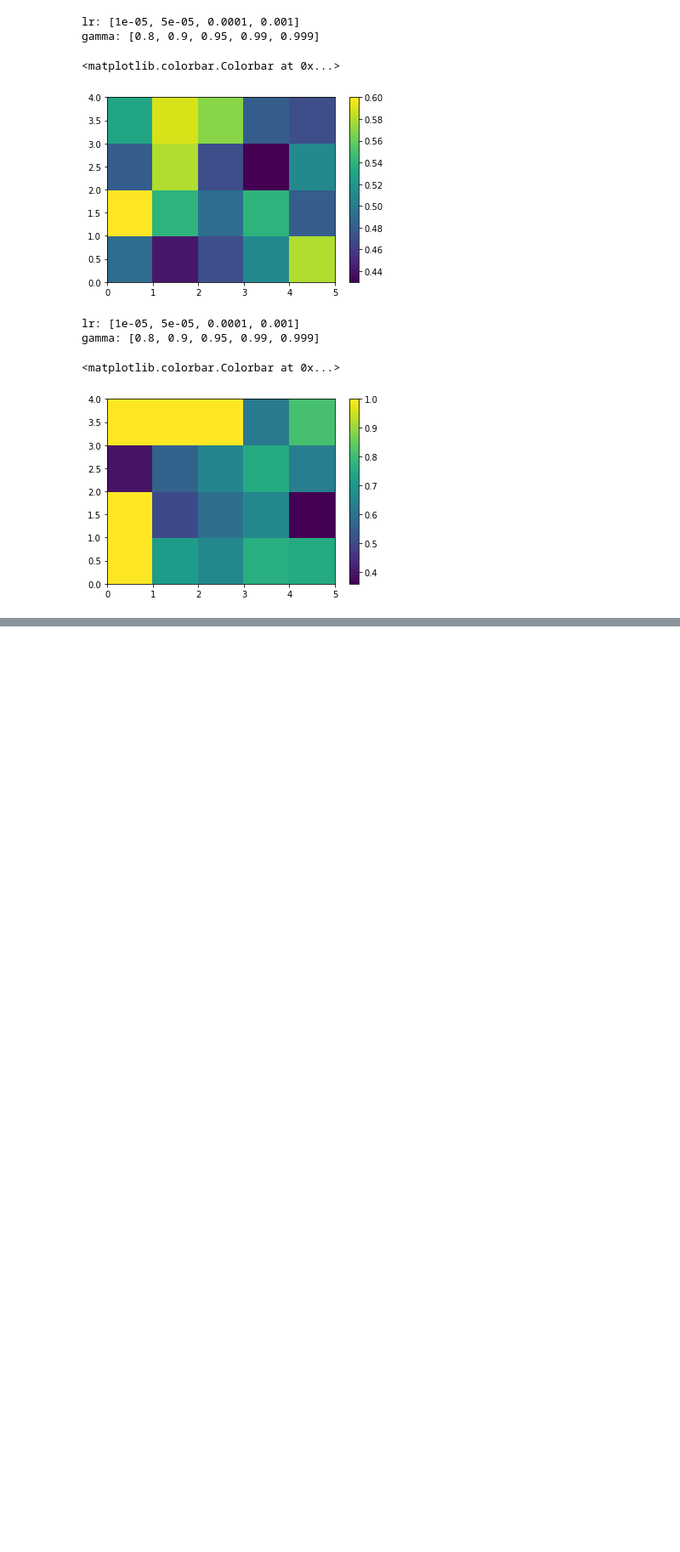
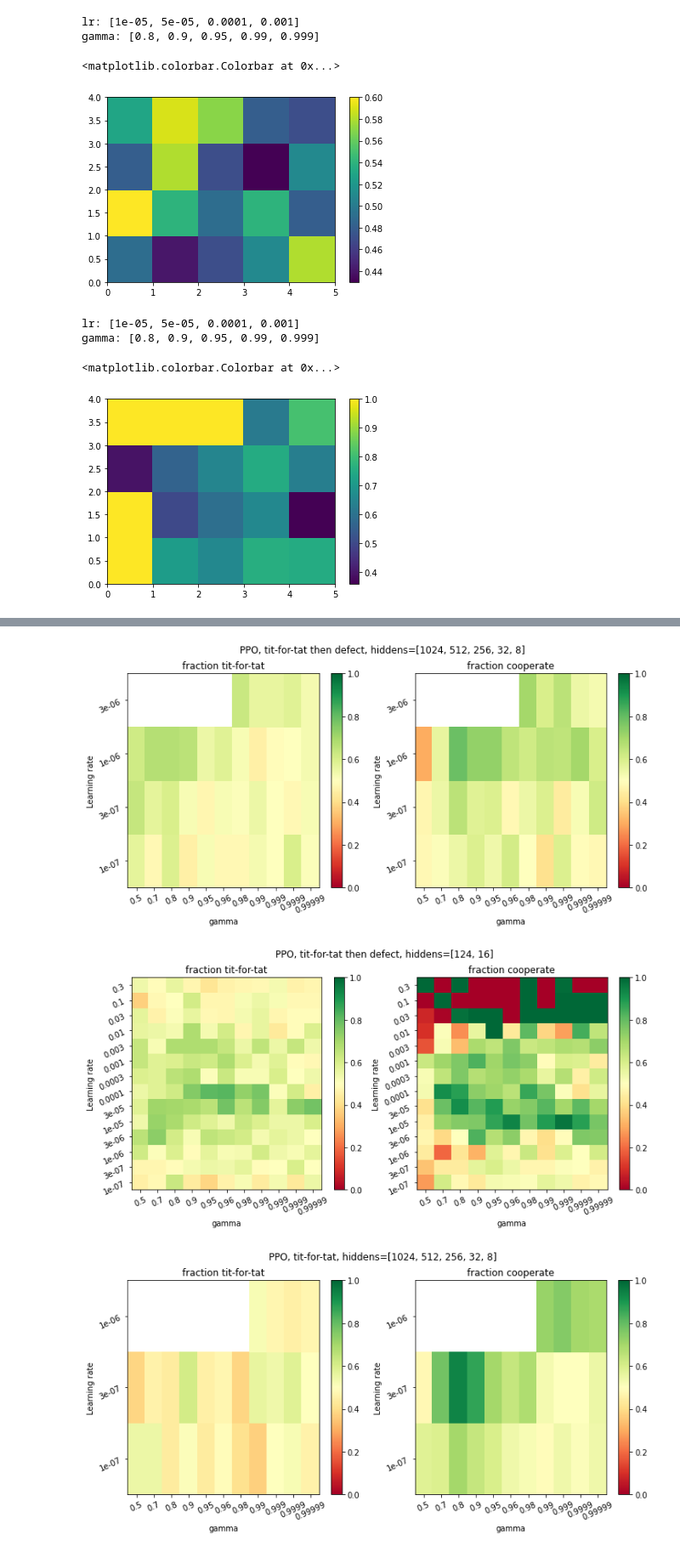
Before and after one commit to peterbarnettnz/rl-ipd, a Jupyter notebook: plot_data.ipynb, the cells around one changed output, grey strips where cells are left out. Shown at 85% size. Cells and saved outputs as stored; diff of their text form; code cells hidden in the pictures; blank space fills up the shorter version.

```diff
--- a/plot_data.ipynb
+++ b/plot_data.ipynb
@@ -225,0 +406,74 @@ gamma: [0.8, 0.9, 0.95, 0.99, 0.999]
+# %%
+base_dir = '/home/peter/Documents/ML/rl_ipd/single_agent_runs1/big_runs/big_runs/'
+exp_dirs = ['PPO_single_t4td/', 'PPO_single_t4td_small/' , 'PPO_single_t4t/', 'PPO_single_t4t_small/']
+
+# base_dir = '/home/peter/Documents/ML/rl_ipd/single_agent_runs1/big_runs/big_runs/'
+# exp_dirs = [  'DQN_single_t4td/', 'DQN_single_t4td_small/', 'DQN_single_t4t/','DQN_single_t4t_small/',]
+
+titles = ['PPO, tit-for-tat then defect, hiddens=[1024, 512, 256, 32, 8]',
+          'PPO, tit-for-tat then defect, hiddens=[124, 16]',
+          'PPO, tit-for-tat, hiddens=[1024, 512, 256, 32, 8]',
+          'PPO, tit-for-tat, hiddens=[124, 16]',]
+
+exp_dir = exp_dirs[0]
+
+for pltnum, exp_dir in enumerate(exp_dirs):
+
+    # exp_dir = 'PPO_single_t4td/'
+    data1 = pd.read_pickle(base_dir + exp_dir + 'data_save')
+    lr_options  = sorted(data1['lr'].unique())
+    gamma_options = sorted(data1['gamma'].unique())
+
+    ep_mean_arr = np.zeros((len(lr_options), len(gamma_options)))*np.nan
+    t4t_frac_arr = np.zeros((len(lr_options), len(gamma_options)))*np.nan
+    coop_frac_arr = np.zeros((len(lr_options), len(gamma_options) ))*np.nan
+
+    for ii in range(len(data1)):
+        lr_i = lr_options.index(data1.loc[ii].lr)
+
+        gamma_i = gamma_options.index(data1.loc[ii].gamma)
+
+
+        ep_mean_arr[lr_i, gamma_i] = data1.loc[ii].final_episode_reward_mean
+
+        try:
+            t4t_frac_arr[lr_i, gamma_i] = data1.loc[ii].t4t_frac
+        except:
+            t4t_frac_arr[lr_i, gamma_i] = data1.loc[ii].t4t_frac[0]
+
+        coop_frac_arr[lr_i, gamma_i] = data1.loc[ii].coop_frac
+
+
+    fig = plt.figure(figsize=(12,5))
+    fig.add_subplot(1,2,1)
+
+    x1 = np.arange(len(gamma_options)+1)
+    y1 = np.arange(len(lr_options)+1)
+    plt.pcolor(x1, y1, t4t_frac_arr, cmap='RdYlGn');
+    plt.xticks(x1[:-1]+0.5, labels=gamma_options, rotation=25);
+    plt.yticks(y1[:-1]+0.5, labels=lr_options, rotation=25);
+    plt.ylabel('Learning rate')
+    plt.xlabel('gamma')
+    plt.title('fraction tit-for-tat')
+    plt.colorbar()
+    plt.clim([0, 1])
+
+    fig.add_subplot(1,2,2)
+
+    x1 = np.arange(len(gamma_options)+1)
+    y1 = np.arange(len(lr_options)+1)
+    plt.pcolor(x1, y1, coop_frac_arr, cmap='RdYlGn');
+    plt.xticks(x1[:-1]+0.5, labels=gamma_options, rotation=25);
+    plt.yticks(y1[:-1]+0.5, labels=lr_options, rotation=25);
+    plt.colorbar()
+    plt.clim([0, 1])
+    plt.ylabel('Learning rate')
+    plt.xlabel('gamma')
+    plt.title('fraction cooperate')
+    plt.suptitle(titles[pltnum])
+
+    print(exp_dir)
+    print('max t4t frac: ',np.max(np.nan_to_num(t4t_frac_arr)))
+    print('mean t4t frac: ',np.mean(np.nan_to_num(t4t_frac_arr)))
+    print('std t4t frac: ',np.std(np.nan_to_num(t4t_frac_arr)))
+# %% [output]
@@ -225,0 +496,3 @@ gamma: [0.8, 0.9, 0.95, 0.99, 0.999]
+[figure, added]
+[figure, added]
+[figure, added]
```
Also changed, not shown: parts of 7 cells of this notebook, 9 other files.
